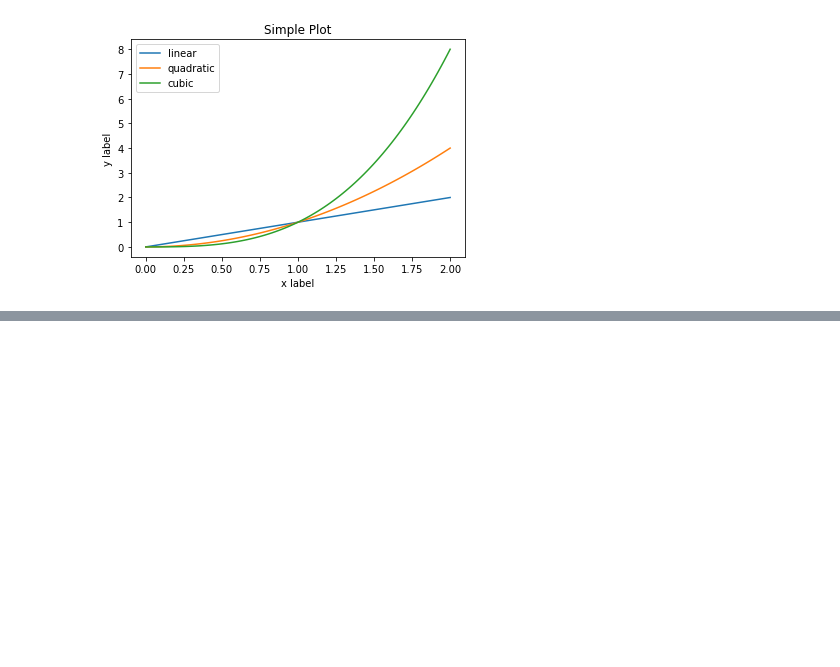
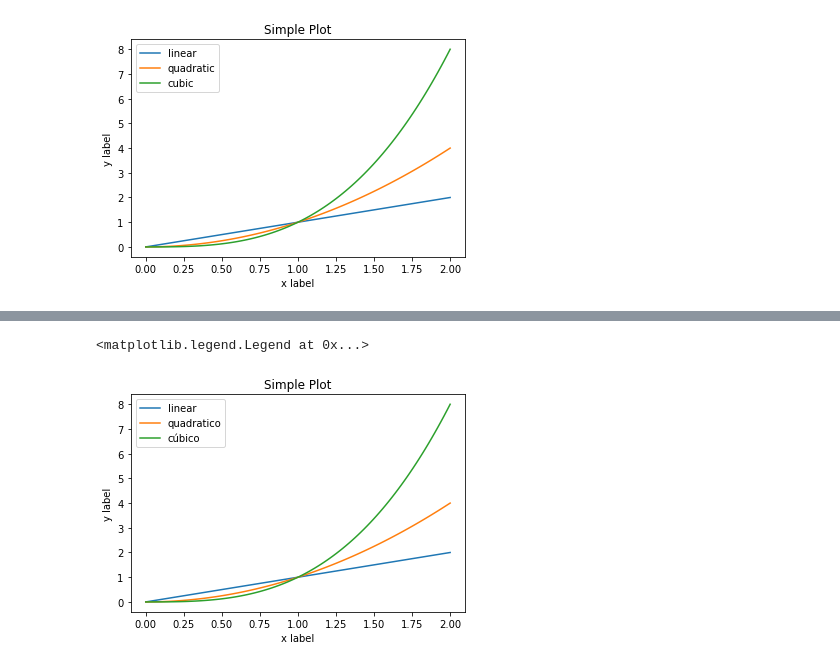
Before and after one commit to JMateusNSilva/python_uerj_2020_2, a Jupyter notebook: exercícios/matplotlib_estudo.ipynb, the cells around one changed output, grey strips where cells are left out. Drawn from its saved outputs; the diff is of its cells as text; code cells hidden in the pictures; blank space fills up the shorter version.

```diff
--- a/exercícios/matplotlib_estudo.ipynb
+++ b/exercícios/matplotlib_estudo.ipynb
@@ -76,0 +103,17 @@ ax.legend()                       # Add a legend.
+# %%
+# Script on OO-Style
+
+x = np.linspace(0,2,100)
+
+# Note que mesmo no estilo-OO, nós usamos '.pyplot.figure' para criar a figura.
+fig, ax = plt.subplots()               # Cria uma figura ou eixo.
+ax.plot(x, x, label = 'linear')        # Grafica alguma informação sobre os eixos...
+ax.plot(x,x**2, label = 'quadratico')  # Grafica mais informções sobre os eixos...
+ax.plot(x,x**3, label = 'cúbico')      # e mais informações sobre os eixos.
+ax.set_xlabel('x label')               # Adiciona um rótulo ao eixo x.
+ax.set_ylabel('y label')               # Adiciona um rótulo ao eixo y.
+ax.set_title("Simple Plot")            # Add a title to the axes.
+ax.legend()                            # Adiciona uma legenda
+# %% [output]
+<matplotlib.legend.Legend at 0x...>
+[figure, added]
```
Also changed, not shown: parts of 10 cells of this notebook.
